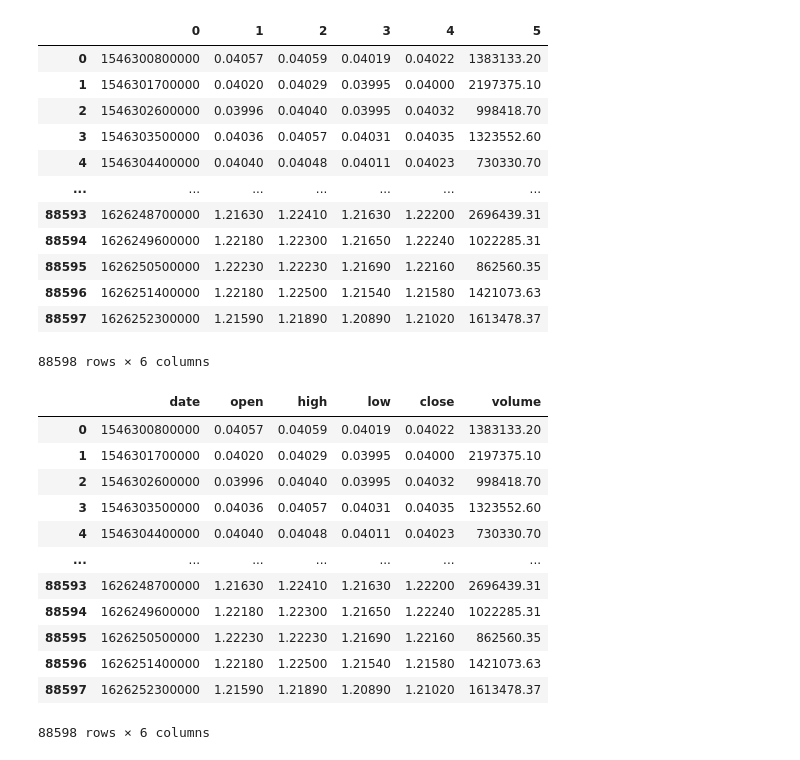
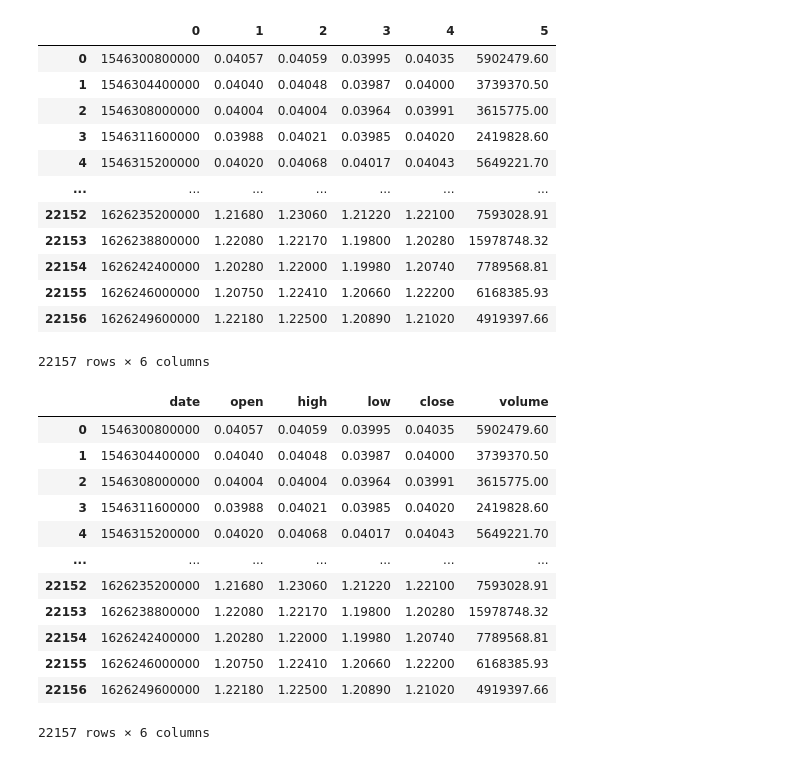
Before and after one commit to hjabbour/ML, a Jupyter notebook: fiblevels.ipynb, the cells around one changed output. Drawn from its saved outputs; the diff is of its cells as text; code cells hidden in the pictures.

```diff
--- a/fiblevels.ipynb
+++ b/fiblevels.ipynb
@@ -12,37 +50,37 @@ ratios
 # %%
-ada15 = pd.read_json('BN-main/ADA_USDT-15m.json')
+ada15 = pd.read_json('BN-main/ADA_USDT-1h.json')
 ada15
 # %% [output]
 |  | 0 | 1 | 2 | 3 | 4 | 5 |
-| 0 | 1546300800000 | 0.04057 | 0.04059 | 0.04019 | 0.04022 | 1383133.20 |
-| 1 | 1546301700000 | 0.04020 | 0.04029 | 0.03995 | 0.04000 | 2197375.10 |
-| 2 | 1546302600000 | 0.03996 | 0.04040 | 0.03995 | 0.04032 | 998418.70 |
-| 3 | 1546303500000 | 0.04036 | 0.04057 | 0.04031 | 0.04035 | 1323552.60 |
-| 4 | 1546304400000 | 0.04040 | 0.04048 | 0.04011 | 0.04023 | 730330.70 |
+| 0 | 1546300800000 | 0.04057 | 0.04059 | 0.03995 | 0.04035 | 5902479.60 |
+| 1 | 1546304400000 | 0.04040 | 0.04048 | 0.03987 | 0.04000 | 3739370.50 |
+| 2 | 1546308000000 | 0.04004 | 0.04004 | 0.03964 | 0.03991 | 3615775.00 |
+| 3 | 1546311600000 | 0.03988 | 0.04021 | 0.03985 | 0.04020 | 2419828.60 |
+| 4 | 1546315200000 | 0.04020 | 0.04068 | 0.04017 | 0.04043 | 5649221.70 |
 | ... | ... | ... | ... | ... | ... | ... |
-| 88593 | 1626248700000 | 1.21630 | 1.22410 | 1.21630 | 1.22200 | 2696439.31 |
-| 88594 | 1626249600000 | 1.22180 | 1.22300 | 1.21650 | 1.22240 | 1022285.31 |
-| 88595 | 1626250500000 | 1.22230 | 1.22230 | 1.21690 | 1.22160 | 862560.35 |
-| 88596 | 1626251400000 | 1.22180 | 1.22500 | 1.21540 | 1.21580 | 1421073.63 |
-| 88597 | 1626252300000 | 1.21590 | 1.21890 | 1.20890 | 1.21020 | 1613478.37 |
+| 22152 | 1626235200000 | 1.21680 | 1.23060 | 1.21220 | 1.22100 | 7593028.91 |
+| 22153 | 1626238800000 | 1.22080 | 1.22170 | 1.19800 | 1.20280 | 15978748.32 |
+| 22154 | 1626242400000 | 1.20280 | 1.22000 | 1.19980 | 1.20740 | 7789568.81 |
+| 22155 | 1626246000000 | 1.20750 | 1.22410 | 1.20660 | 1.22200 | 6168385.93 |
+| 22156 | 1626249600000 | 1.22180 | 1.22500 | 1.20890 | 1.21020 | 4919397.66 |
-88598 rows × 6 columns
+22157 rows × 6 columns
 # %%
 ada15.columns=['date','open','high','low','close','volume']
 ada15
 # %% [output]
 |  | date | open | high | low | close | volume |
-| 0 | 1546300800000 | 0.04057 | 0.04059 | 0.04019 | 0.04022 | 1383133.20 |
-| 1 | 1546301700000 | 0.04020 | 0.04029 | 0.03995 | 0.04000 | 2197375.10 |
-| 2 | 1546302600000 | 0.03996 | 0.04040 | 0.03995 | 0.04032 | 998418.70 |
-| 3 | 1546303500000 | 0.04036 | 0.04057 | 0.04031 | 0.04035 | 1323552.60 |
-| 4 | 1546304400000 | 0.04040 | 0.04048 | 0.04011 | 0.04023 | 730330.70 |
+| 0 | 1546300800000 | 0.04057 | 0.04059 | 0.03995 | 0.04035 | 5902479.60 |
+| 1 | 1546304400000 | 0.04040 | 0.04048 | 0.03987 | 0.04000 | 3739370.50 |
+| 2 | 1546308000000 | 0.04004 | 0.04004 | 0.03964 | 0.03991 | 3615775.00 |
+| 3 | 1546311600000 | 0.03988 | 0.04021 | 0.03985 | 0.04020 | 2419828.60 |
+| 4 | 1546315200000 | 0.04020 | 0.04068 | 0.04017 | 0.04043 | 5649221.70 |
 | ... | ... | ... | ... | ... | ... | ... |
-| 88593 | 1626248700000 | 1.21630 | 1.22410 | 1.21630 | 1.22200 | 2696439.31 |
-| 88594 | 1626249600000 | 1.22180 | 1.22300 | 1.21650 | 1.22240 | 1022285.31 |
-| 88595 | 1626250500000 | 1.22230 | 1.22230 | 1.21690 | 1.22160 | 862560.35 |
-| 88596 | 1626251400000 | 1.22180 | 1.22500 | 1.21540 | 1.21580 | 1421073.63 |
-| 88597 | 1626252300000 | 1.21590 | 1.21890 | 1.20890 | 1.21020 | 1613478.37 |
+| 22152 | 1626235200000 | 1.21680 | 1.23060 | 1.21220 | 1.22100 | 7593028.91 |
+| 22153 | 1626238800000 | 1.22080 | 1.22170 | 1.19800 | 1.20280 | 15978748.32 |
+| 22154 | 1626242400000 | 1.20280 | 1.22000 | 1.19980 | 1.20740 | 7789568.81 |
+| 22155 | 1626246000000 | 1.20750 | 1.22410 | 1.20660 | 1.22200 | 6168385.93 |
+| 22156 | 1626249600000 | 1.22180 | 1.22500 | 1.20890 | 1.21020 | 4919397.66 |
-88598 rows × 6 columns
+22157 rows × 6 columns
 # %%
 start = pd.to_datetime('2020-01-01')
 ada15.date=pd.to_datetime(ada15['date'],unit='ms')
```
Also changed, not shown: parts of 14 cells of this notebook.
